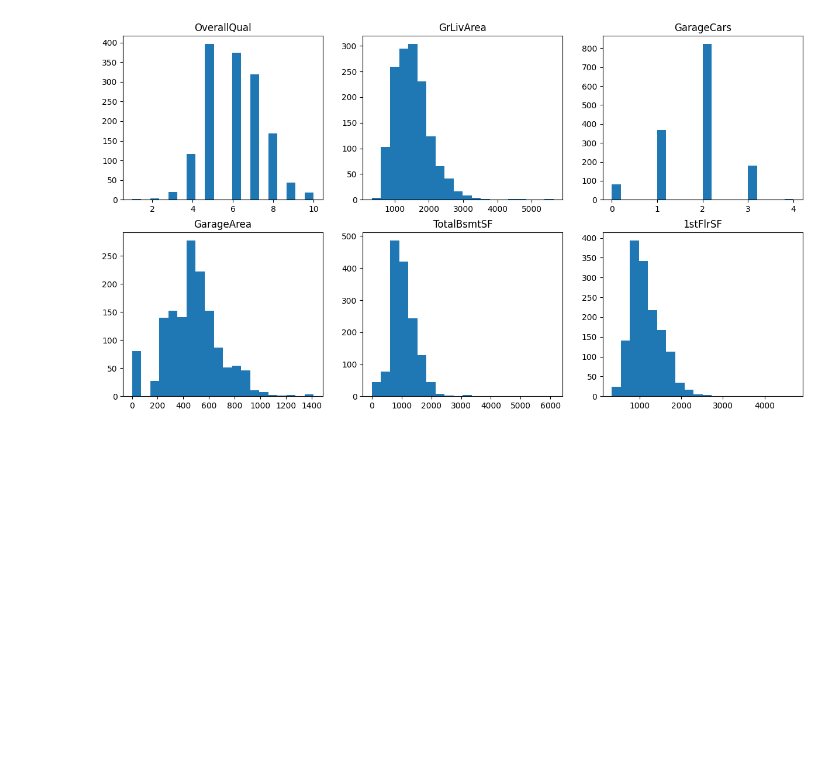
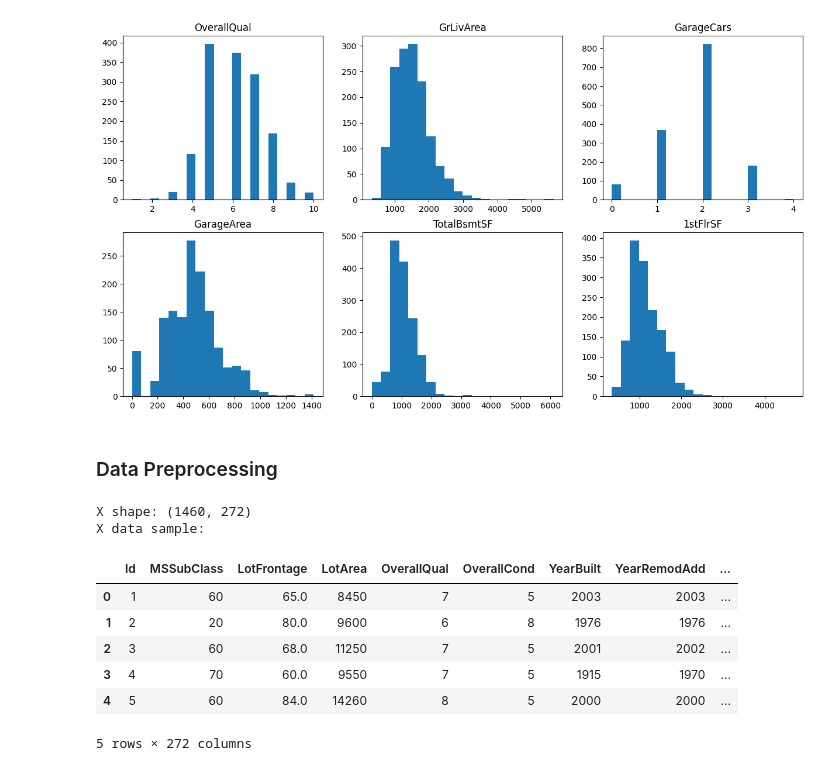
Before and after one commit to mxsaad/house-price-predictor, a Jupyter notebook: model.ipynb, the cells around one changed output. Drawn from its saved outputs; the diff is of its cells as text; code cells hidden in the pictures; blank space fills up the shorter version.

Commit message:
Perform data preprocessing
- Remove cols with >25% nulls
- Replace remaining nulls:
  i. if quantitative, set to mean
  ii. if qualitative, set to mode
- Replace qualitative cols with dummies

```diff
--- a/model.ipynb
+++ b/model.ipynb
@@ -119,15 +119,53 @@ KitchenAbvGr    -0.135907
 dtype: float64
 # %%
 # Find the 6 columns with highest correlations to X['SalePrice']
-corr = X.corrwith(X['SalePrice']).abs().sort_values(ascending=False)
+corr = X.corrwith(X['SalePrice'], numeric_only=True).abs().sort_values(ascending=False)
 top6_cols = corr[1:7].index.tolist()
 
 # Plot histograms of the top 6 columns
 fig, axs = plt.subplots(2, 3, figsize=(15, 8))
 for i, col in enumerate(top6_cols):
-    ax = axs[i//3, i%3]
+    ax = axs[i // 3, i % 3]
     ax.hist(X[col], bins=20)
     ax.set_title(col)
 plt.show()
 # %% [output]
 [figure]
+# %% [markdown]
+### Data Preprocessing
+# %%
+# delete columns with over 25% null values
+null_percentages = X.isnull().sum() / X.shape[0]
+null_columns = null_percentages[null_percentages > 0.25].index.tolist()
+X = X.drop(null_columns, axis=1)
+y = y.drop(null_columns, axis=1)
+# %%
+# replace remaining nulls with mean (quantitative data) or mode (qualitative data)
+for col in X.drop('SalePrice', axis=1).columns:
+    # quantitative data
+    if pd.api.types.is_numeric_dtype(X[col]):
+        X[col].fillna(X[col].mean(), inplace=True)
+        y[col].fillna(X[col].mean(), inplace=True)
+    # qualitative data
+    else:
+        X[col].fillna(X[col].mode()[0], inplace=True)
+        y[col].fillna(X[col].mode()[0], inplace=True)
+# %%
+# replace qualitative columns with dummies
+X = pd.get_dummies(X)
+y = pd.get_dummies(y)
+# %%
+# review changes
+print(f'X shape: {X.shape}')
+print('X data sample: ')
+X.head()
+# %% [output]
+X shape: (1460, 272)
+X data sample:
+|  | Id | MSSubClass | LotFrontage | LotArea | OverallQual | OverallCond | YearBuilt | YearRemodAdd | ... |
+| 0 | 1 | 60 | 65.0 | 8450 | 7 | 5 | 2003 | 2003 | ... |
+| 1 | 2 | 20 | 80.0 | 9600 | 6 | 8 | 1976 | 1976 | ... |
+| 2 | 3 | 60 | 68.0 | 11250 | 7 | 5 | 2001 | 2002 | ... |
+| 3 | 4 | 70 | 60.0 | 9550 | 7 | 5 | 1915 | 1970 | ... |
+| 4 | 5 | 60 | 84.0 | 14260 | 8 | 5 | 2000 | 2000 | ... |
+5 rows × 272 columns
```
Also changed, not shown: parts of 2 cells of this notebook.
